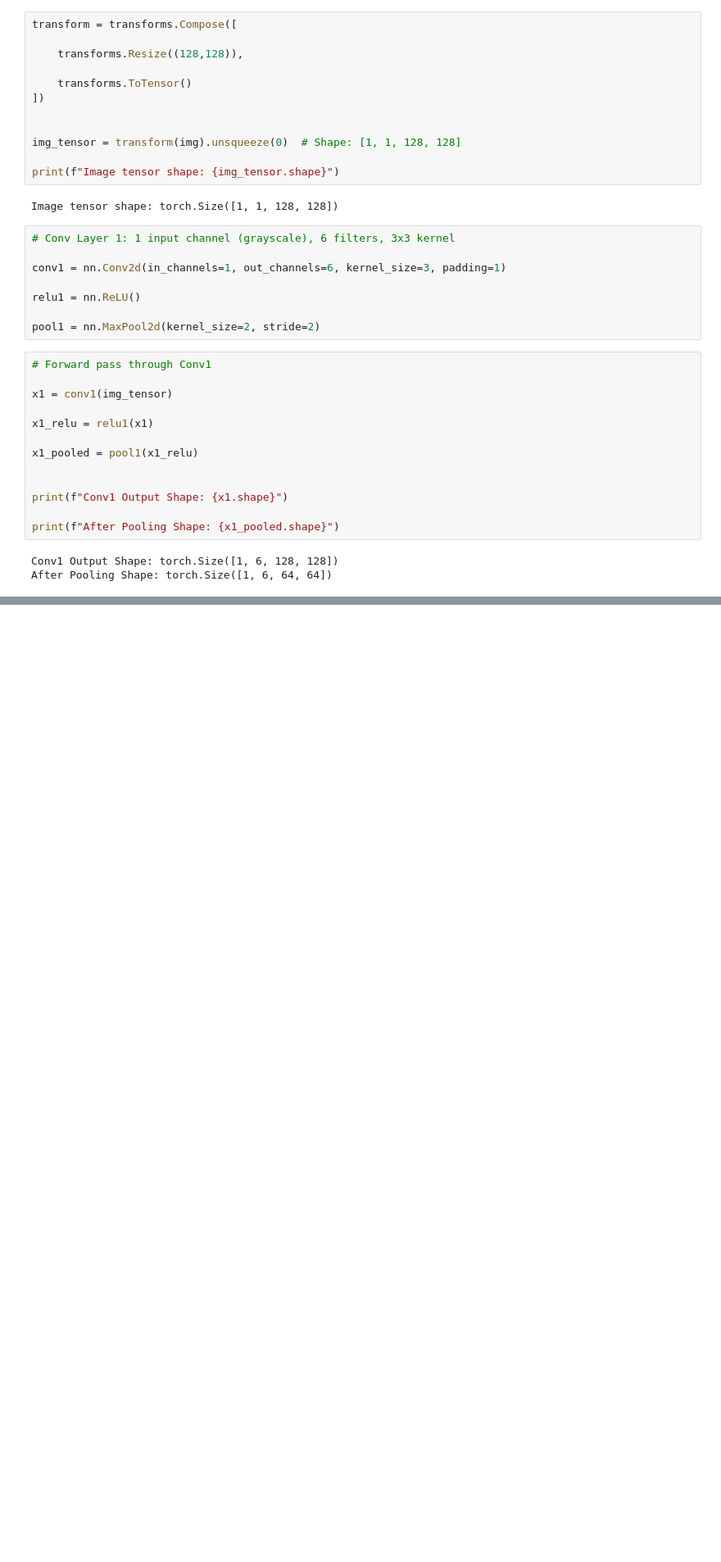
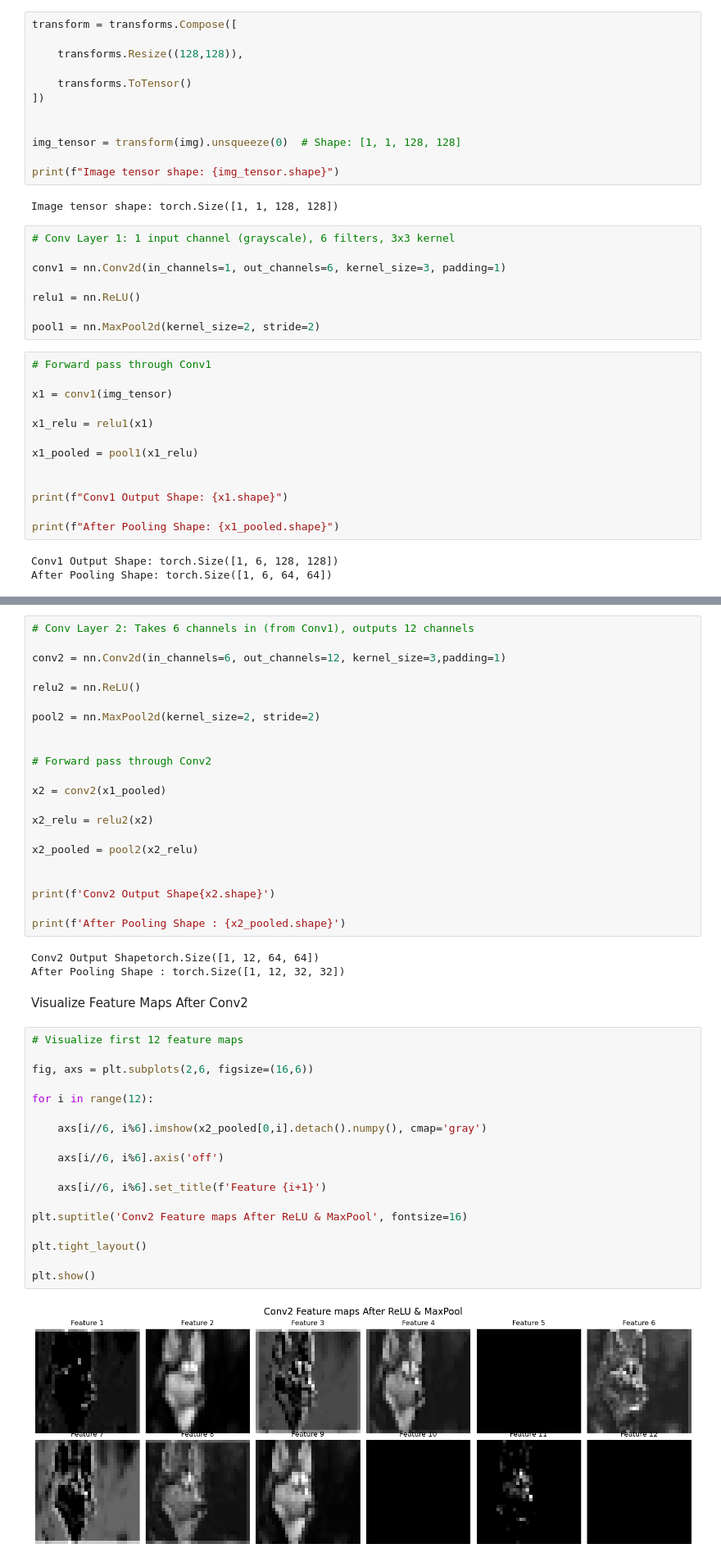
Before and after one commit to vishnuas22/Deep-Learning, a Jupyter notebook: 30.08 3-Layer CNN For Hierarchical Features.ipynb, the cells around one changed output, grey strips where cells are left out. Shown: that part at 82% size. Saved outputs shown, nothing was run; the diff lists cells and outputs as text; blank space fills up the shorter version.

```diff
--- a/30.08 3-Layer CNN For Hierarchical Features.ipynb
+++ b/30.08 3-Layer CNN For Hierarchical Features.ipynb
@@ -76,0 +77,47 @@ plt.show()
+# %%
+# Conv Layer 2: Takes 6 channels in (from Conv1), outputs 12 channels
+
+conv2 = nn.Conv2d(in_channels=6, out_channels=12, kernel_size=3,padding=1)
+
+relu2 = nn.ReLU()
+
+pool2 = nn.MaxPool2d(kernel_size=2, stride=2)
+
+
+# Forward pass through Conv2
+
+x2 = conv2(x1_pooled)
+
+x2_relu = relu2(x2)
+
+x2_pooled = pool2(x2_relu)
+
+
+print(f'Conv2 Output Shape{x2.shape}')
+
+print(f'After Pooling Shape : {x2_pooled.shape}')
+# %% [output]
+Conv2 Output Shapetorch.Size([1, 12, 64, 64])
+After Pooling Shape : torch.Size([1, 12, 32, 32])
+# %% [markdown]
+Visualize Feature Maps After Conv2
+# %%
+# Visualize first 12 feature maps
+
+fig, axs = plt.subplots(2,6, figsize=(16,6))
+
+for i in range(12):
+
+    axs[i//6, i%6].imshow(x2_pooled[0,i].detach().numpy(), cmap='gray')
+
+    axs[i//6, i%6].axis('off')
+
+    axs[i//6, i%6].set_title(f'Feature {i+1}')
+
+plt.suptitle('Conv2 Feature maps After ReLU & MaxPool', fontsize=16)
+
+plt.tight_layout()
+
+plt.show()
+# %% [output]
+[figure, added]
```
Also changed, not shown: parts of 2 cells of this notebook.
